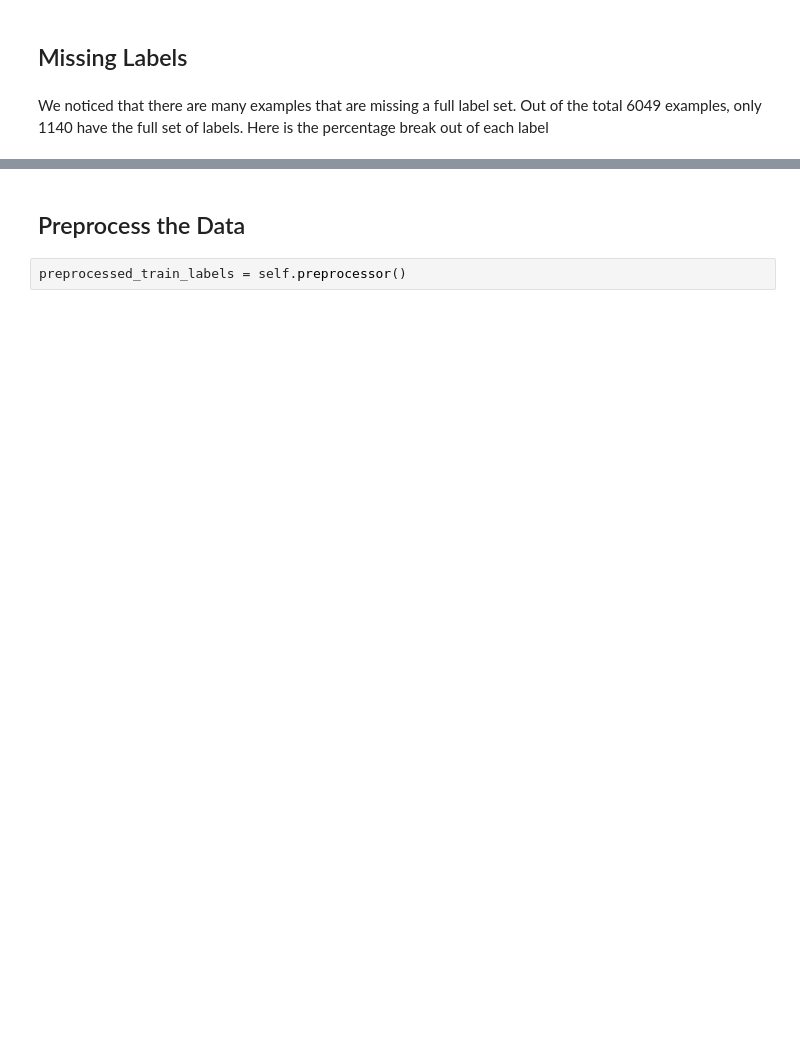
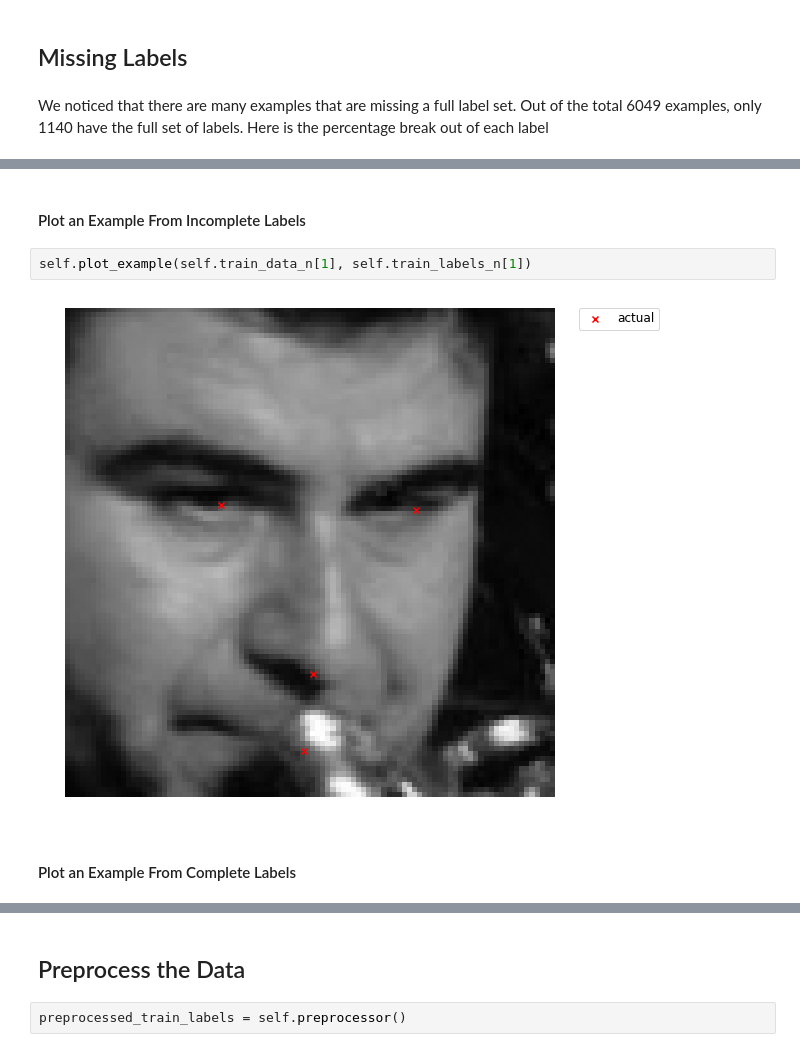
Before and after one commit to cgutwein/facial-keypoints-recognition, a Jupyter notebook: final_object.ipynb, the cells around one changed output, grey strips where cells are left out. Cells and saved outputs as stored; diff of their text form; blank space fills up the shorter version.

```diff
--- a/final_object.ipynb
+++ b/final_object.ipynb
@@ -181,0 +199,8 @@ We noticed that there are many examples that are missing a full label set. Out o
+# %% [markdown]
+#### Plot an Example From Incomplete Labels
+# %%
+self.plot_example(self.train_data_n[1], self.train_labels_n[1])
+# %% [output]
+[figure, added]
+# %% [markdown]
+#### Plot an Example From Complete Labels
```
Also changed, not shown: parts of 35 cells of this notebook.
